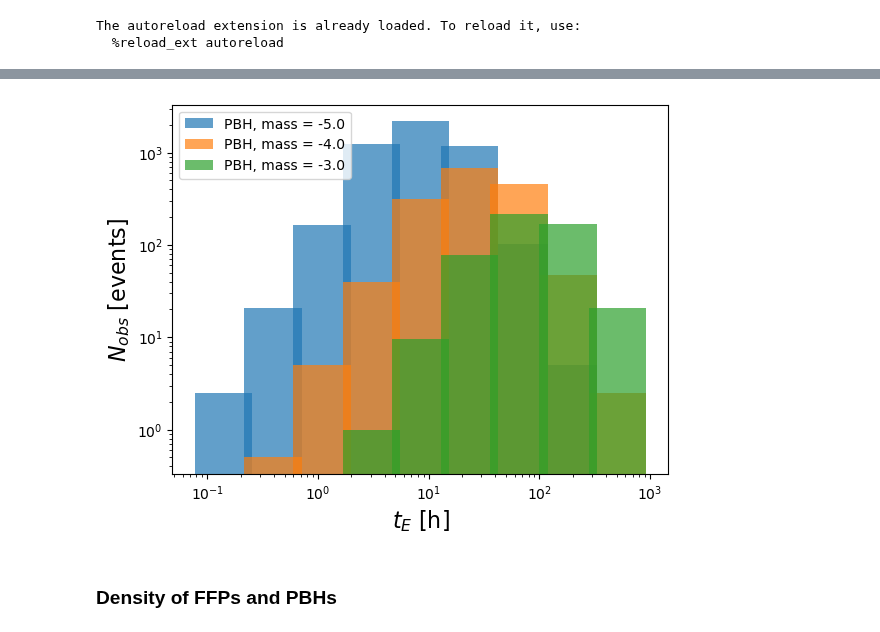
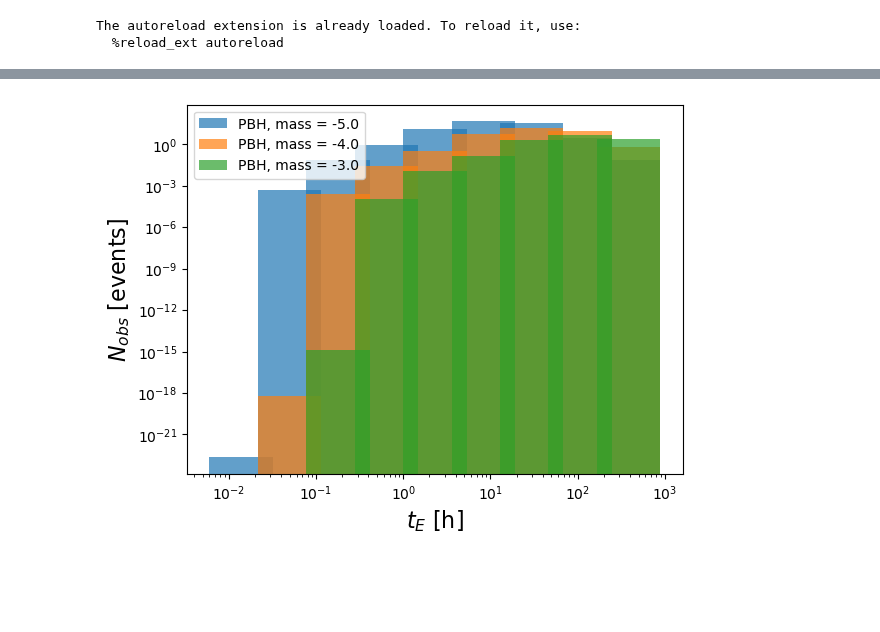
Before and after one commit to NolanSmyth/LensCalcPy, a Jupyter notebook: nbs/03_survey.ipynb, the cells around one changed output, grey strips where cells are left out. Cells and saved outputs as stored; diff of their text form; code cells hidden in the pictures; blank space fills up the shorter version.

```diff
--- a/nbs/03_survey.ipynb
+++ b/nbs/03_survey.ipynb
@@ -142,7 +129,7 @@ alpha = 2
 
 s = Survey(l, b, ds, obsTime, survey_area, n_sources=n_sources)
 s.add_pbh(m_pbh, f_dm)
-s.add_ffp(mlow, alpha)
+s.add_ffp(alpha)
 # %%
 t_es = np.logspace(-2, 3, 10)
 pbh_rates, ffp_rates = s.get_crossing_time_rates(t_es)
@@ -163,3 +150,3 @@ plt.show()
 # %%
-n_pbh_rate, n_ffp_rate = s.get_events_observed(t_es)
+n_pbh_obs, n_ffp_obs = s.get_events_observed(t_es)
 # %%
@@ -176,2 +162,0 @@ plt.show()
-# %%
-num_pbh, num_ffp = s.get_num_events(t_es)
@@ -192,7 +163,7 @@ plt.show()
 # %%
 bin_centers = np.sqrt(t_es[1:] * t_es[:-1])
-num_pbh_center = (num_pbh[1:] + num_pbh[:-1]) / 2
-num_ffp_center = (num_ffp[1:] + num_ffp[:-1]) / 2
+num_pbh_center = (n_pbh_obs[1:] + n_pbh_obs[:-1]) / 2
+num_ffp_center = (n_ffp_obs[1:] + n_ffp_obs[:-1]) / 2
 # %%
 plt.subplot(211)
 
@@ -219,25 +190,23 @@ plt.show()
 # %%
 m_pbhs = np.logspace(-5,-3,3)
 
 for m in m_pbhs:
     s = Survey(l, b, ds, obsTime, survey_area, n_sources=n_sources)
     s.add_pbh(m, f_dm)
-    s.add_ffp(mlow, alpha)
-    num_pbh, num_ffp = s.get_num_events(t_es)
+    s.add_ffp(alpha)
+    num_pbh, num_ffp = s.get_events_observed(t_es)
 
     bin_centers = np.sqrt(t_es[1:] * t_es[:-1])
     num_pbh_center = (num_pbh[1:] + num_pbh[:-1]) / 2
     num_ffp_center = (num_ffp[1:] + num_ffp[:-1]) / 2
 
     plt.bar(bin_centers, num_pbh_center, label="PBH, mass = " + str(np.log10(m)), width = np.diff(t_es), alpha = 0.7)
 
 plt.xlabel(r"$t_E$ [h]", fontsize=16)
 plt.ylabel(r"$N_{obs}$ [events]", fontsize=16)
 plt.xscale("log")
 plt.yscale("log")
 plt.legend()
 plt.show()
 # %% [output]
-[figure, old version]
+[figure, new version]
-# %% [markdown]
-### Density of FFPs and PBHs
```
Also changed, not shown: parts of 6 cells of this notebook, 5 other files.
